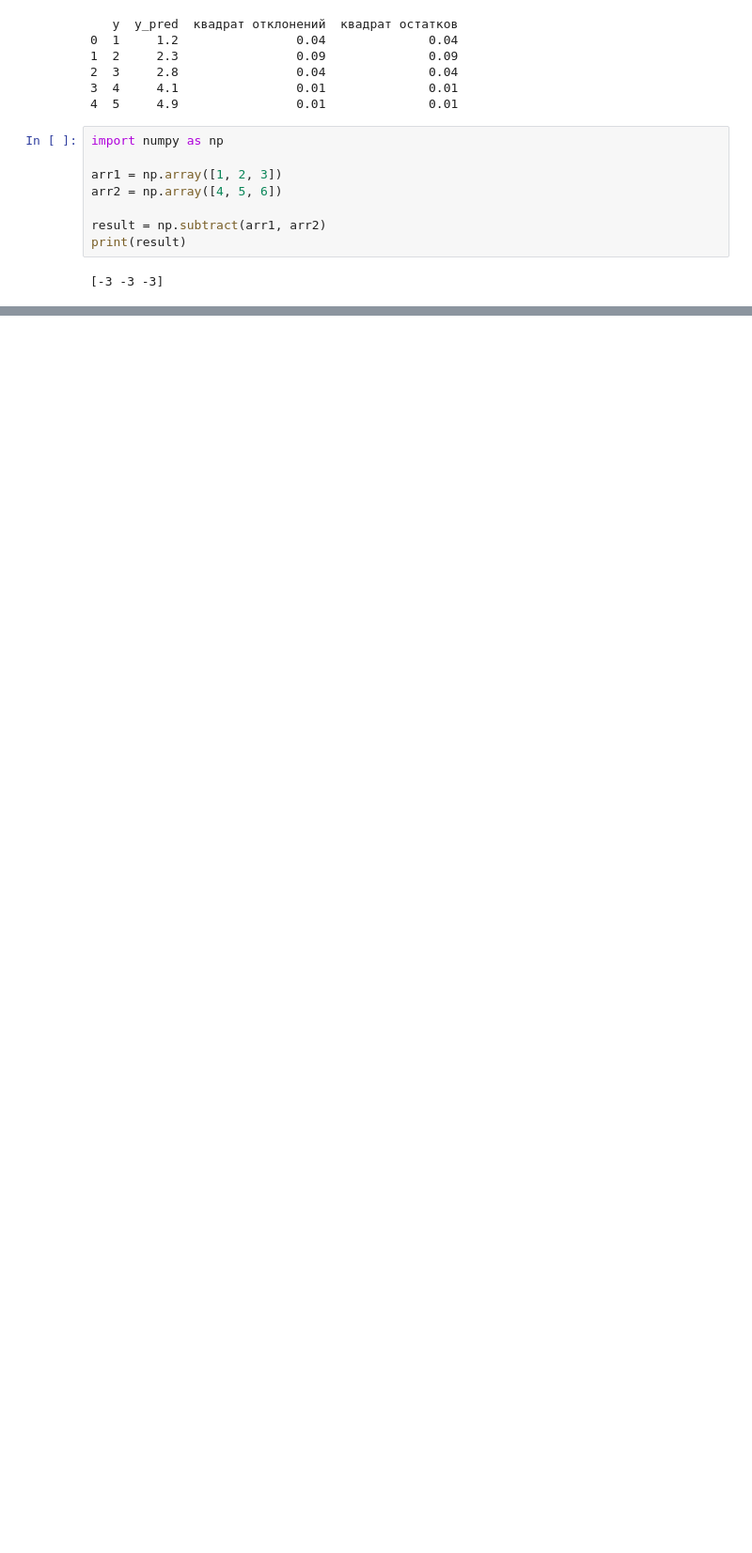
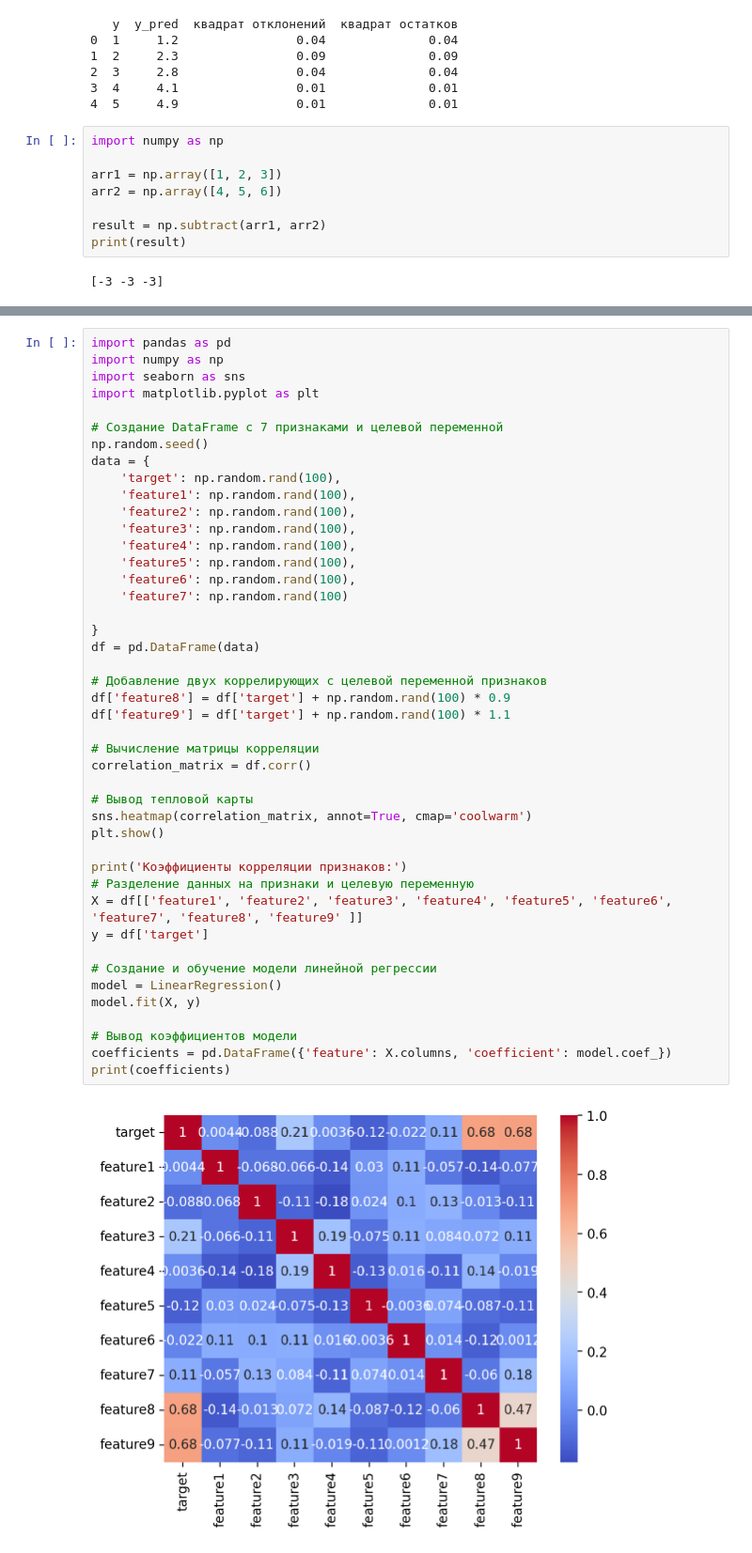
Before and after one commit to UzunDemir/uzundemir.github.io, a Jupyter notebook: other_files/5.1 Анализ результатов линейной регрессии.ipynb, the cells around one changed output, grey strips where cells are left out. Shown at 94% size. Saved outputs shown, nothing was run; the diff lists cells and outputs as text; blank space fills up the shorter version.

```diff
--- a/other_files/5.1 Анализ результатов линейной регрессии.ipynb
+++ b/other_files/5.1 Анализ результатов линейной регрессии.ipynb
@@ -807,0 +838,46 @@ print(result)
+# %%
+import pandas as pd
+import numpy as np
+import seaborn as sns
+import matplotlib.pyplot as plt
+
+# Создание DataFrame с 7 признаками и целевой переменной
+np.random.seed()
+data = {
+    'target': np.random.rand(100),
+    'feature1': np.random.rand(100),
+    'feature2': np.random.rand(100),
+    'feature3': np.random.rand(100),
+    'feature4': np.random.rand(100),
+    'feature5': np.random.rand(100),
+    'feature6': np.random.rand(100),
+    'feature7': np.random.rand(100)
+
+}
+df = pd.DataFrame(data)
+
+# Добавление двух коррелирующих с целевой переменной признаков
+df['feature8'] = df['target'] + np.random.rand(100) * 0.9
+df['feature9'] = df['target'] + np.random.rand(100) * 1.1
+
+# Вычисление матрицы корреляции
+correlation_matrix = df.corr()
+
+# Вывод тепловой карты
+sns.heatmap(correlation_matrix, annot=True, cmap='coolwarm')
+plt.show()
+
+print('Коэффициенты корреляции признаков:')
+# Разделение данных на признаки и целевую переменную
+X = df[['feature1', 'feature2', 'feature3', 'feature4', 'feature5', 'feature6', 'feature7', 'feature8', 'feature9' ]]
+y = df['target']
+
+# Создание и обучение модели линейной регрессии
+model = LinearRegression()
+model.fit(X, y)
+
+# Вывод коэффициентов модели
+coefficients = pd.DataFrame({'feature': X.columns, 'coefficient': model.coef_})
+print(coefficients)
+# %% [output]
+[figure, added]
```
Also changed, not shown: parts of 3 cells of this notebook.
